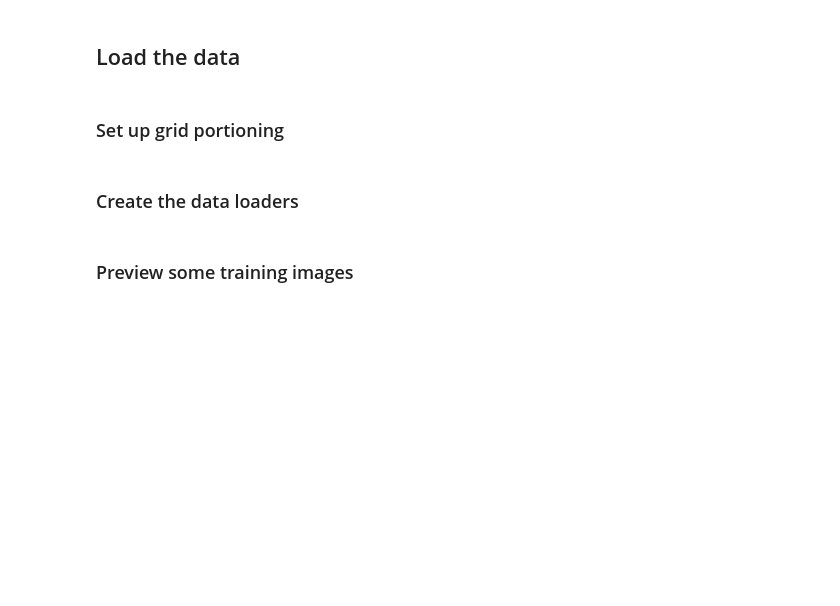
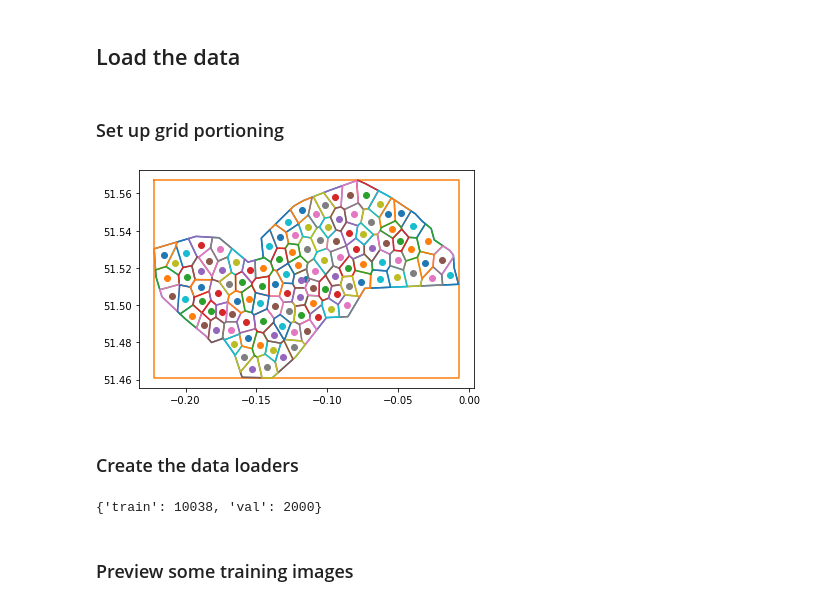
Before and after one commit to JLuij/CV-GeoGuessr, a Jupyter notebook: notebooks/ResNet50.ipynb, the cells around one changed output. Drawn from its saved outputs; the diff is of its cells as text; code cells hidden in the pictures; blank space fills up the shorter version.

Commit message:
Add places365 and voronoi

```diff
--- a/notebooks/ResNet50.ipynb
+++ b/notebooks/ResNet50.ipynb
@@ -45,9 +53,11 @@ wandb.init(project="CV-GeoGuessr", entity="cv-geoguessr")
 device = torch.device("cuda:0" if torch.cuda.is_available() else "cpu")
 print(f'Device: {device}')
 
-TRAIN_BATCH_SIZE = 32
+TRAIN_BATCH_SIZE = 128
 TEST_BATCH_SIZE = 100
-CELL_WIDTH = 0.04
+
+CELL_WIDTH = 0.015
+VORONOI = True
 
 SAMPLES_TO_SHOW = 5
 
@@ -58,14 +68,22 @@ CITY_BOUNDS_FILE = '../data/metadata/citybounds/london.csv'
 CITY_BOUNDS_FILE_GCLOUD = '../data/metadata/city bounds/london.csv'
 
 COLAB_LONDON_PHOTO_DIR = lambda train: f'/content/drive/MyDrive/Documents/University/2021-2022/CS4245 Computer Vision/data/images/{"train" if train else "test"}/london'
-LOCAL_LONDON_PHOTO_DIR = lambda train: f'../data/images/london/{"train" if train else "test"}'
+DOUWE_LONDON_PHOTO_DIR = lambda train: f'../data/images/london/{"train" if train else "test"}'
 SJOERD_LONDON_PHOTO_DIR = lambda train: f'../data/images/{"train_img" if train else "test_img"}/london/'
 GCLOUD_LONDON_PHOTO_DIR = lambda train: f'../data/images/{"train" if train else "test"}/'
 
-LONDON_PHOTO_DIR = GCLOUD_LONDON_PHOTO_DIR
+LONDON_PHOTO_DIR = DOUWE_LONDON_PHOTO_DIR
 
-SESSION = "4th_test_start_from_second_20percent_data_augmentation"
+SESSION = "douwe_local_test"
 BASE_FOLDER = "./checkpoints"
 CHECKPOINT_FOLDER = f'{BASE_FOLDER}/{SESSION}/'
 
-wandb.config.update({"train_batch_size": TRAIN_BATCH_SIZE, "test_batch_size": TEST_BATCH_SIZE, "cell_width": CELL_WIDTH})
+wandb.config.update(
+    {
+        "train_batch_size": TRAIN_BATCH_SIZE,
+        "test_batch_size": TEST_BATCH_SIZE,
+        "cell_width": CELL_WIDTH,
+        "session": SESSION,
+        "voronoi": VORONOI,
+    }
+)
@@ -90,20 +194,31 @@ summary(resnet50, (3, 224, 224))
 # %% [markdown]
 ### Set up grid portioning
 # %%
-grid_partitioning = Partitioning(CITY_BOUNDS_FILE_GCLOUD, CELL_WIDTH)
+grid_partitioning = Partitioning(CITY_BOUNDS_FILE, CELL_WIDTH, VORONOI)
 
 grid_partitioning.plot()
+# %% [output]
+[figure, added]
 # %% [markdown]
 ### Create the data loaders
 # %%
+brightness = 0.2
+contrast = 0.2
+saturation = 0.05
+hue = 0.1
+
+distortion_scale = .5
+p = .4
+
+wandb.config.update({"augmentation": {"color_jitter": {"brightness": brightness, "contrast": contrast, "saturation": saturation, "hue": hue }, "random_perspective": {"distortion_scale": distortion_scale, "p": p}}})
+
 # Add additional random transformation to augment the training dataset
 data_transforms_train = transforms.Compose([
     transforms.ToTensor(),
-    transforms.RandomPerspective(distortion_scale = .3, p = .4),
+    transforms.RandomPerspective(distortion_scale = distortion_scale, p = p),
     transforms.Resize(256),
     transforms.CenterCrop((224, 224)),
-    # transforms.RandomCrop(size = (224,224)),
-    transforms.ColorJitter(brightness = 0.2, contrast = 0, saturation = 0.05, hue = 0.1),
+    transforms.ColorJitter(brightness = brightness, contrast = contrast, saturation = saturation, hue = hue),
     transforms.Normalize(IMAGENET_MEAN, IMAGENET_STD)
 ])
 
@@ -131,6 +246,8 @@ data_set_sizes = {
 }
 
 print(data_set_sizes)
+# %% [output]
+{'train': 10038, 'val': 2000}
 # %% [markdown]
 ### Preview some training images
 # %%
```
Also changed, not shown: parts of 25 cells of this notebook.
